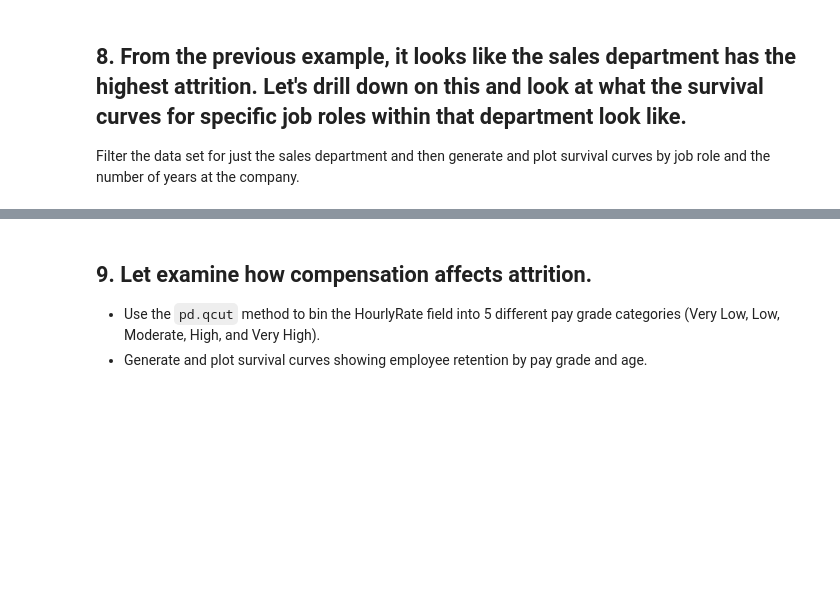
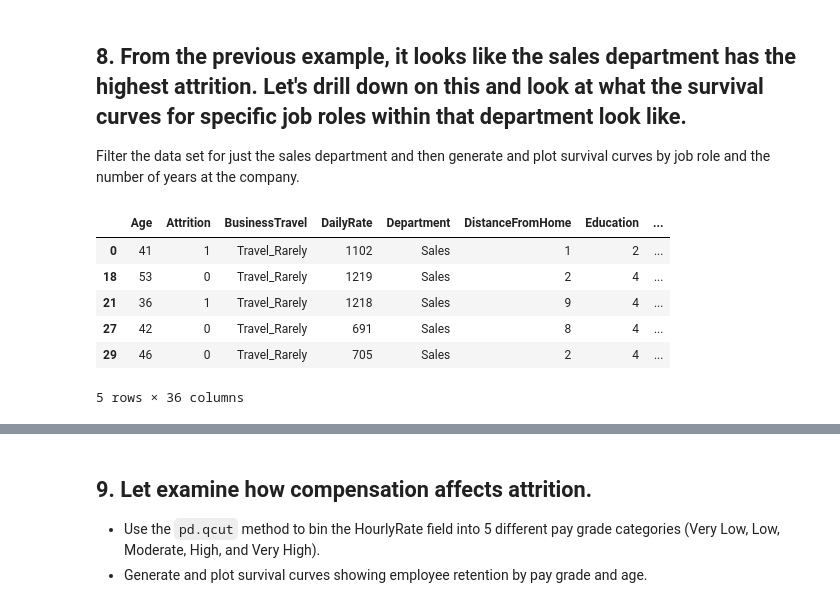
Before and after one commit to marinapm90/data-labs, a Jupyter notebook: module-2/lab-survival-analysis/your-code/main.ipynb, the cells around one changed output, grey strips where cells are left out. Saved outputs shown, nothing was run; the diff lists cells and outputs as text; code cells hidden in the pictures; blank space fills up the shorter version.

```diff
--- a/module-2/lab-survival-analysis/your-code/main.ipynb
+++ b/module-2/lab-survival-analysis/your-code/main.ipynb
@@ -52,3 +149,15 @@ Create a new field in the data set that concatenates marital status and gender,
 ## 8. From the previous example, it looks like the sales department has the highest attrition. Let's drill down on this and look at what the survival curves for specific job roles within that department look like.
 
 Filter the data set for just the sales department and then generate and plot survival curves by job role and the number of years at the company.
+# %%
+sales = data[data['Department']=='Sales']
+
+sales.head(5)
+# %% [output]
+|  | Age | Attrition | BusinessTravel | DailyRate | Department | DistanceFromHome | Education | ... |
+| 0 | 41 | 1 | Travel_Rarely | 1102 | Sales | 1 | 2 | ... |
+| 18 | 53 | 0 | Travel_Rarely | 1219 | Sales | 2 | 4 | ... |
+| 21 | 36 | 1 | Travel_Rarely | 1218 | Sales | 9 | 4 | ... |
+| 27 | 42 | 0 | Travel_Rarely | 691 | Sales | 8 | 4 | ... |
+| 29 | 46 | 0 | Travel_Rarely | 705 | Sales | 2 | 4 | ... |
+5 rows × 36 columns
```
Also changed, not shown: parts of 15 cells of this notebook.
